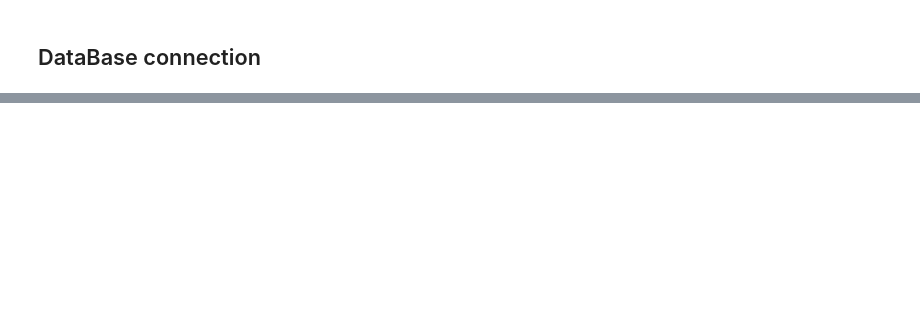
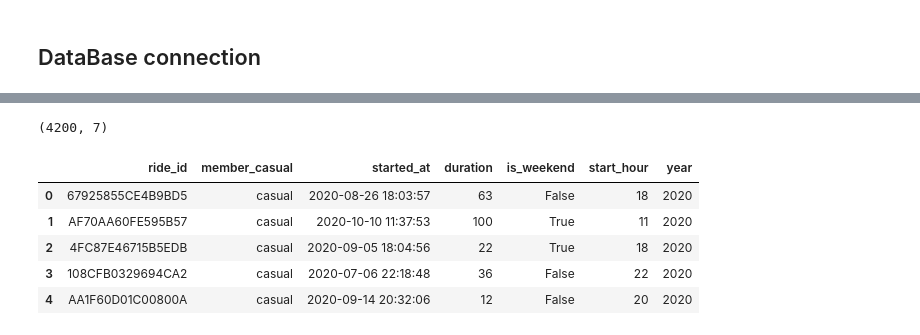
Before and after one commit to Knok98/Cyclistic-Training-Case-Study-Analysis, a Jupyter notebook: analyse.ipynb, the cells around one changed output, grey strips where cells are left out. Saved outputs shown, nothing was run; the diff lists cells and outputs as text; code cells hidden in the pictures; blank space fills up the shorter version.

```diff
--- a/analyse.ipynb
+++ b/analyse.ipynb
@@ -123,0 +291,47 @@ we are still not sure if member increase is caused by bigger usage per customer
+# %%
+query_sample = """
+WITH base AS (
+    SELECT
+        ride_id,
+        member_casual,
+        started_at,
+        duration,
+        is_weekend,
+        start_hour,
+        YEAR(started_at) AS year
+    FROM dbo.cyclistic
+),
+ranked AS (
+    SELECT *,
+        ROW_NUMBER() OVER (
+            PARTITION BY year, member_casual
+            ORDER BY ABS(CHECKSUM(ride_id))
+        ) AS rn
+    FROM base
+)
+SELECT
+    ride_id,
+    member_casual,
+    started_at,
+    duration,
+    is_weekend,
+    start_hour,
+    year
+FROM ranked
+WHERE rn <= 300
+ORDER BY year, member_casual;
+"""
+
+df_sample = pd.read_sql(query_sample, con=engine)
+df_sample.shape
+# %% [output]
+(4200, 7)
+# %%
+df_sample.head()
+# %% [output]
+|  | ride_id | member_casual | started_at | duration | is_weekend | start_hour | year |
+| 0 | 67925855CE4B9BD5 | casual | 2020-08-26 18:03:57 | 63 | False | 18 | 2020 |
+| 1 | AF70AA60FE595B57 | casual | 2020-10-10 11:37:53 | 100 | True | 11 | 2020 |
+| 2 | 4FC87E46715B5EDB | casual | 2020-09-05 18:04:56 | 22 | True | 18 | 2020 |
+| 3 | 108CFB0329694CA2 | casual | 2020-07-06 22:18:48 | 36 | False | 22 | 2020 |
+| 4 | AA1F60D01C00800A | casual | 2020-09-14 20:32:06 | 12 | False | 20 | 2020 |
```
Also changed, not shown: parts of 21 cells of this notebook.
